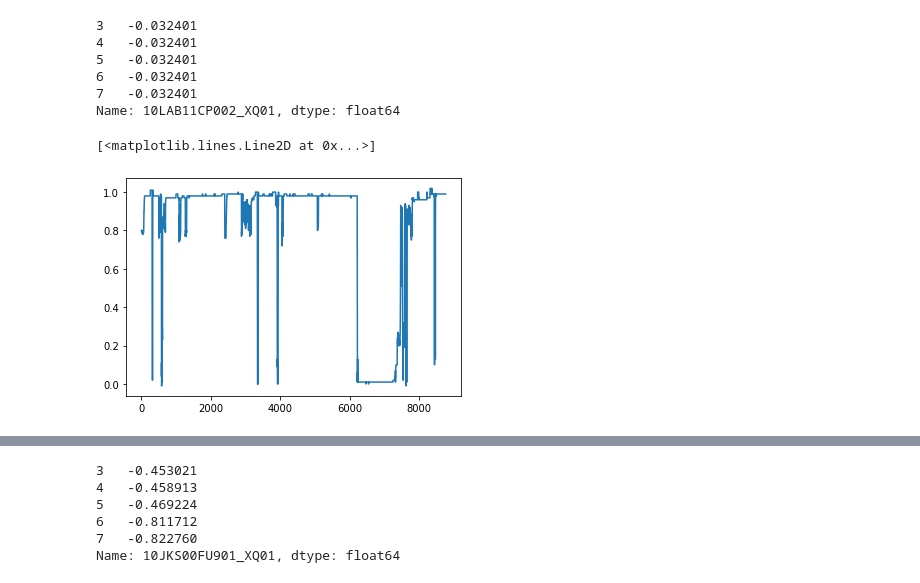
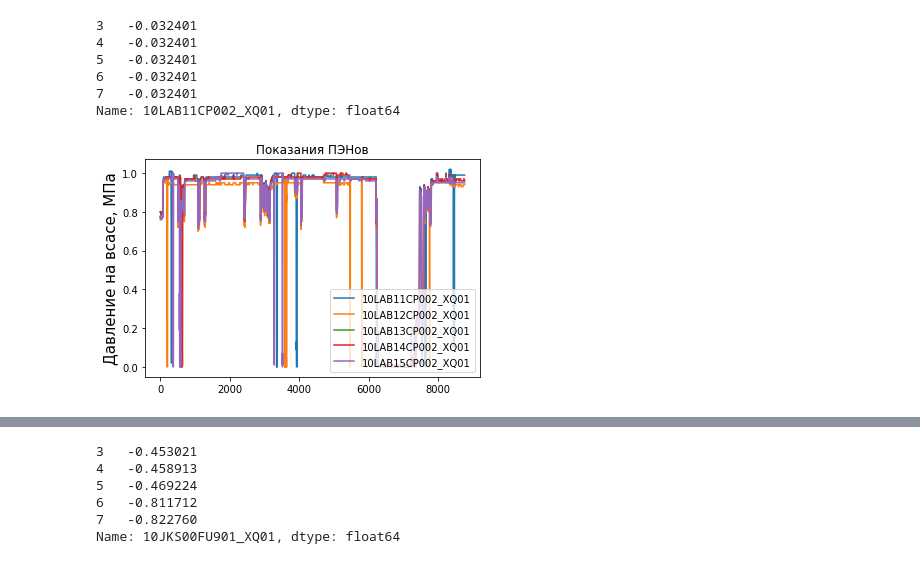
Before and after one commit to edodo1337/diplom, a Jupyter notebook: Диплом.ipynb, the cells around one changed output, grey strips where cells are left out. Saved outputs shown, nothing was run; the diff lists cells and outputs as text; code cells hidden in the pictures.

```diff
--- a/Диплом.ipynb
+++ b/Диплом.ipynb
@@ -99,10 +76,46 @@ df1.head()
 6   -0.032401
 7   -0.032401
 Name: 10LAB11CP002_XQ01, dtype: float64
-# %%
-ax = plt.gca()
-
-plt.plot(df.reset_index()['index'], df['10LAB11CP002_XQ01'])
-# %% [output]
-[<matplotlib.lines.Line2D at 0x...>]
-[figure, removed]
+# %%
+# ax = plt.gca()
+# plt.plot(df.reset_index()['index'], df['10LAB11CP002_XQ01'], df['10LAB12CP002_XQ01'])
+
+# plt.show()
+
+
+# line1, = plt.plot(df.reset_index()['index'], df['10LAB11CP002_XQ01'], label="Line 1", )
+# line2, = plt.plot(df.reset_index()['index'], df['10LAB12CP002_XQ01'], label="Line 2", )
+
+# # Create a legend for the first line.
+
+
+# legend = plt.legend(handles=[line1, line2], loc=4, fontsize='small', fancybox=True)
+
+# # Add the legend manually to the current Axes.
+# ax = plt.gca().add_artist(legend)
+
+# # Create another legend for the second line.
+# # plt.legend(handles=[line2], loc='lower right')
+# plt.title('Показания ПЭНов')
+# plt.ylabel('Давление на всасе', fontsize=12)
+# plt.show()
+
+df["10LAB13CP002_XQ01"] = df.loc[df["10LAB13CP002_XQ01"]>8, "10LAB13CP002_XQ01"].apply(lambda x: x-x//1)
+
+
+for col in df.columns.values[1:]:
+    df[col] = df[col].apply(lambda x: 0 if x<0 else x)
+
+
+
+pump_columns = ["10LAB11CP002_XQ01","10LAB12CP002_XQ01","10LAB13CP002_XQ01","10LAB14CP002_XQ01","10LAB15CP002_XQ01"]
+
+# plt.rcParams["figure.figsize"] = (20,10)
+
+plot = df.plot(use_index=True, y=pump_columns)
+plt.title('Показания ПЭНов')
+plt.ylabel('Давление на всасе, МПа', fontsize=15)
+plt.legend(loc='lower right')
+plt.show()
+# %% [output]
+[figure, added]
```
Also changed, not shown: parts of 15 cells of this notebook, 1 other file.
